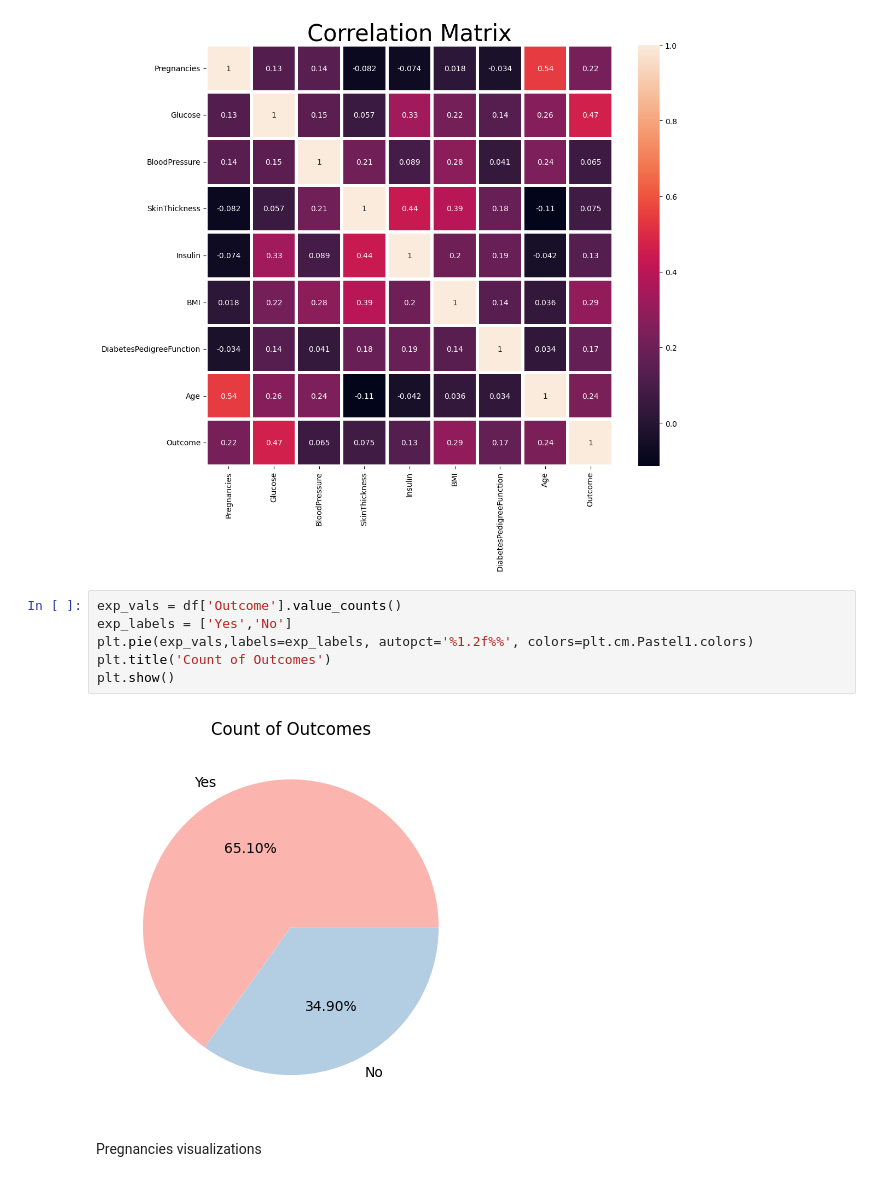
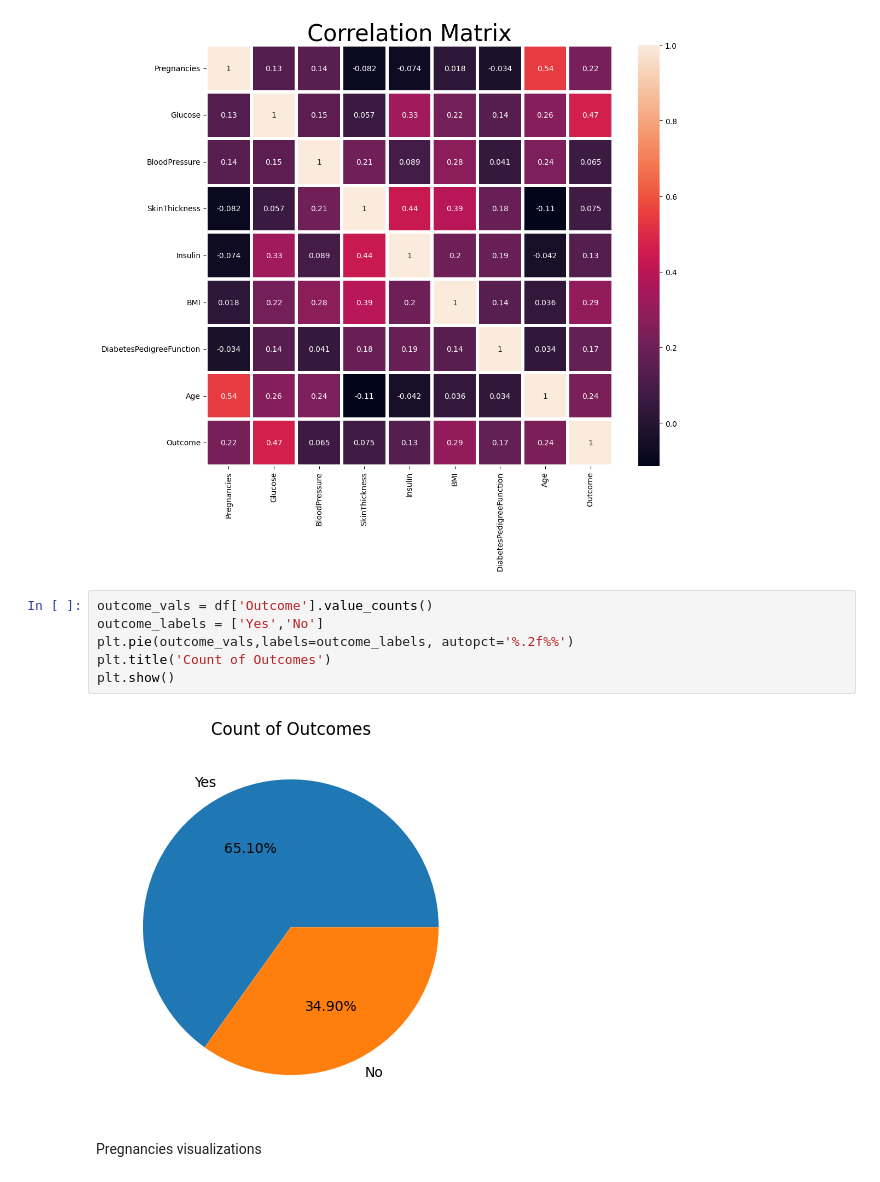
Before and after one commit to Captain-G/DiabetesDiagnosis, a Jupyter notebook: diabetes_detection.ipynb, the cells around one changed output. Saved outputs shown, nothing was run; the diff lists cells and outputs as text.

```diff
--- a/diabetes_detection.ipynb
+++ b/diabetes_detection.ipynb
@@ -112,13 +112,13 @@ plt.title('Correlation Matrix',fontsize=30)
 Text(0.5, 1.0, 'Correlation Matrix')
 [figure]
 # %%
-exp_vals = df['Outcome'].value_counts()
-exp_labels = ['Yes','No']
-plt.pie(exp_vals,labels=exp_labels, autopct='%1.2f%%', colors=plt.cm.Pastel1.colors)
+outcome_vals = df['Outcome'].value_counts()
+outcome_labels = ['Yes','No']
+plt.pie(outcome_vals,labels=outcome_labels, autopct='%.2f%%')
 plt.title('Count of Outcomes')
 plt.show()
 # %% [output]
-[figure, old version]
+[figure, new version]
 # %% [markdown]
 Pregnancies visualizations
 # %%
```
Also changed, not shown: parts of 9 cells of this notebook, 1 other file.
